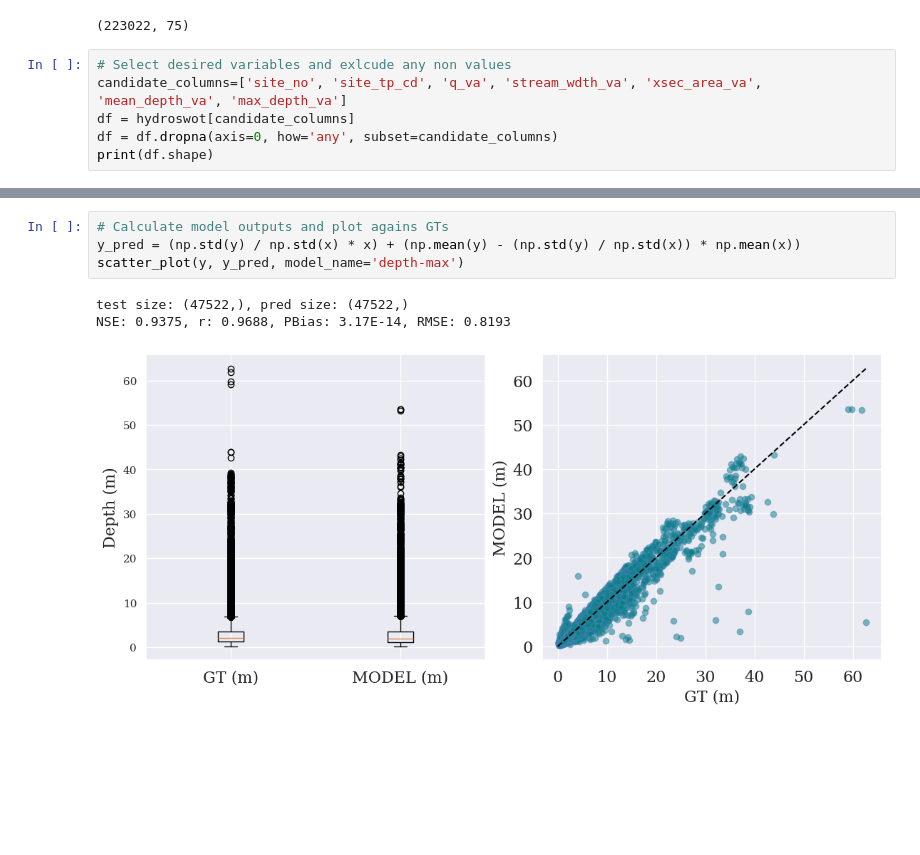
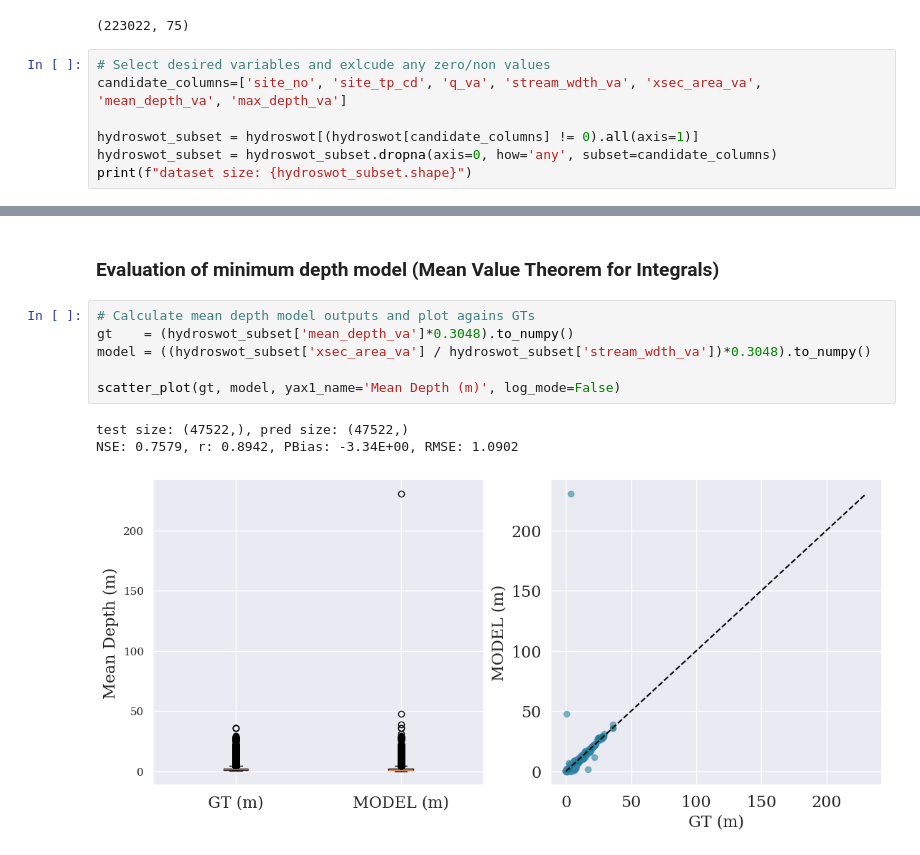
Before and after one commit to smhassanerfani/ifmha, a Jupyter notebook: hydroswot_subset_analysis.ipynb, the cells around one changed output, grey strips where cells are left out. Cells and saved outputs as stored; diff of their text form; blank space fills up the shorter version.

```diff
--- a/hydroswot_subset_analysis.ipynb
+++ b/hydroswot_subset_analysis.ipynb
@@ -16,9 +16,10 @@ hydroswot.shape
 # %% [output]
 (223022, 75)
 # %%
-# Select desired variables and exlcude any non values
+# Select desired variables and exlcude any zero/non values
 candidate_columns=['site_no', 'site_tp_cd', 'q_va', 'stream_wdth_va', 'xsec_area_va', 'mean_depth_va', 'max_depth_va']
-df = hydroswot[candidate_columns]
-df = df.dropna(axis=0, how='any', subset=candidate_columns)
-print(df.shape)
+
+hydroswot_subset = hydroswot[(hydroswot[candidate_columns] != 0).all(axis=1)]
+hydroswot_subset = hydroswot_subset.dropna(axis=0, how='any', subset=candidate_columns)
+print(f"dataset size: {hydroswot_subset.shape}")
 # %% [output]
@@ -103,8 +95,12 @@ intercept:-0.0260
-# %%
-# Calculate model outputs and plot agains GTs
-y_pred = (np.std(y) / np.std(x) * x) + (np.mean(y) - (np.std(y) / np.std(x)) * np.mean(x))
-scatter_plot(y, y_pred, model_name='depth-max')
-# %% [output]
-test size: (47522,), pred size: (47522,)
-NSE: 0.9375, r: 0.9688, PBias: 3.17E-14, RMSE: 0.8193
-[figure, removed]
+# %% [markdown]
+### Evaluation of minimum depth model (Mean Value Theorem for Integrals)
+# %%
+# Calculate mean depth model outputs and plot agains GTs
+gt    = (hydroswot_subset['mean_depth_va']*0.3048).to_numpy()
+model = ((hydroswot_subset['xsec_area_va'] / hydroswot_subset['stream_wdth_va'])*0.3048).to_numpy()
+
+scatter_plot(gt, model, yax1_name='Mean Depth (m)', log_mode=False)
+# %% [output]
+test size: (47522,), pred size: (47522,)
+NSE: 0.7579, r: 0.8942, PBias: -3.34E+00, RMSE: 1.0902
+[figure, added]
```
Also changed, not shown: parts of 17 cells of this notebook.
